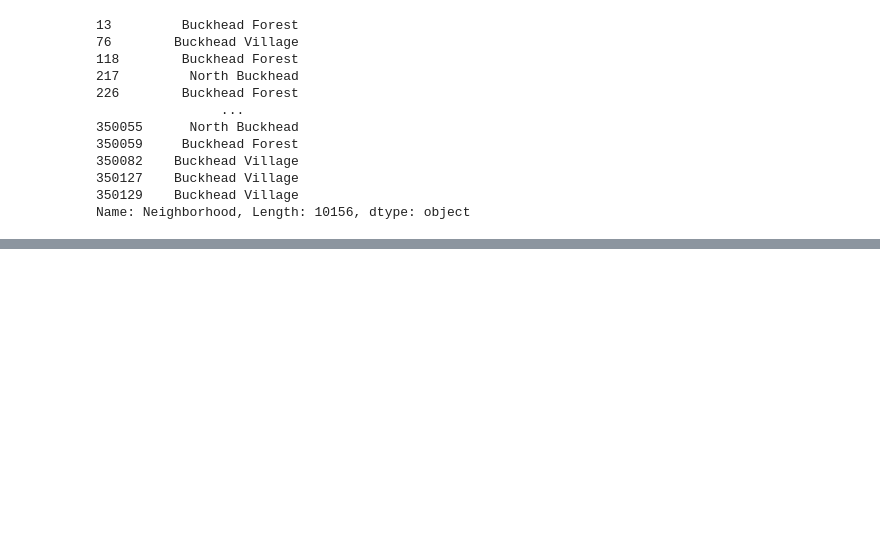
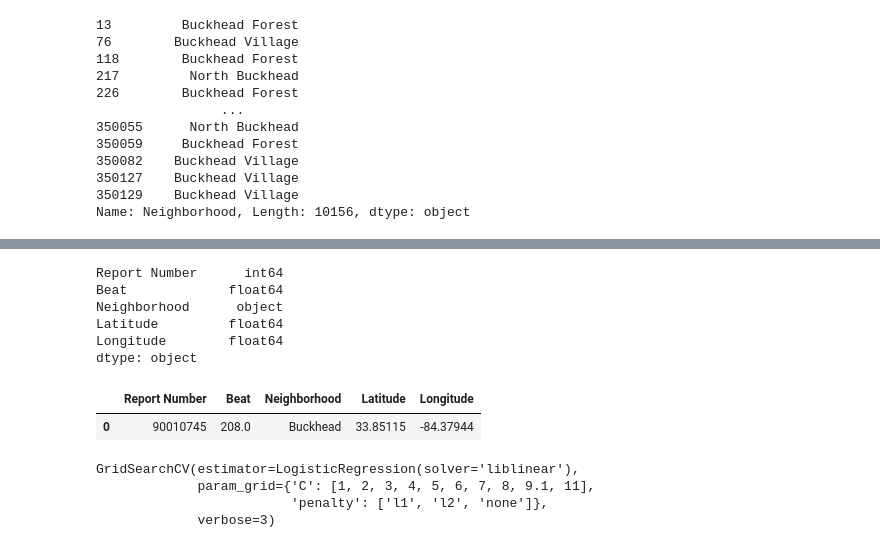
Before and after one commit to nahidfarzad8751/project_3, a Jupyter notebook: final_project_dcc/work_book_dcc.ipynb, the cells around one changed output, grey strips where cells are left out. Saved outputs shown, nothing was run; the diff lists cells and outputs as text; code cells hidden in the pictures; blank space fills up the shorter version.

```diff
--- a/final_project_dcc/work_book_dcc.ipynb
+++ b/final_project_dcc/work_book_dcc.ipynb
@@ -309,0 +278,4 @@ df_5hoods
+# %%
+df = pd.read_csv("data_5hoods.csv")
+#df = df[["Latitude","Longitude","Neighborhood"]]
+#
@@ -309,0 +287,31 @@ df_5hoods
+# %%
+df = df.drop(columns=['Apartment Office Prefix',
+                      'Report Date',
+                      'Occur Date',
+                      'Occur Time',
+                      'Possible Time',
+                      'Apartment Number',
+                      'Location',
+                      'Shift Occurence',
+                      'UCR Literal',
+                      'NPU',
+                      'Possible Date',
+                      'IBR Code',
+                      'Location Type'
+                     ])
+# %%
+pd.set_option('display.max_rows', 1000)# None
+df = df.dropna()
+df[pd.to_numeric(df['Beat'], errors='coerce').notnull()]
+#df[pd.to_numeric(df['Location Type'], errors='coerce').notnull()]
+print(df.dtypes)
+df.head(1)
+# %% [output]
+Report Number      int64
+Beat             float64
+Neighborhood      object
+Latitude         float64
+Longitude        float64
+dtype: object
+|  | Report Number | Beat | Neighborhood | Latitude | Longitude |
+| 0 | 90010745 | 208.0 | Buckhead | 33.85115 | -84.37944 |
@@ -309,0 +330,15 @@ df_5hoods
+# %%
+from sklearn.linear_model import LogisticRegression
+from sklearn.model_selection import GridSearchCV
+# Cfloat, default=1.0 Inverse of regularization strength; must be a positive float. Like in support vector machines, smaller values specify stronger regularization.
+# penalty{‘l1’, ‘l2’, ‘elasticnet’, ‘none’}, default=’l2’
+param_grid = {'C': [1,2,3,4,5,6,7,8,9.10,11],
+              'penalty': ["l1", "l2", "none"]}
+Model = LogisticRegression(solver='liblinear')
+grid = GridSearchCV(Model, param_grid, verbose=3)
+grid
+# %% [output]
+GridSearchCV(estimator=LogisticRegression(solver='liblinear'),
+             param_grid={'C': [1, 2, 3, 4, 5, 6, 7, 8, 9.1, 11],
+                         'penalty': ['l1', 'l2', 'none']},
+             verbose=3)
```
Also changed, not shown: parts of 25 cells of this notebook.
